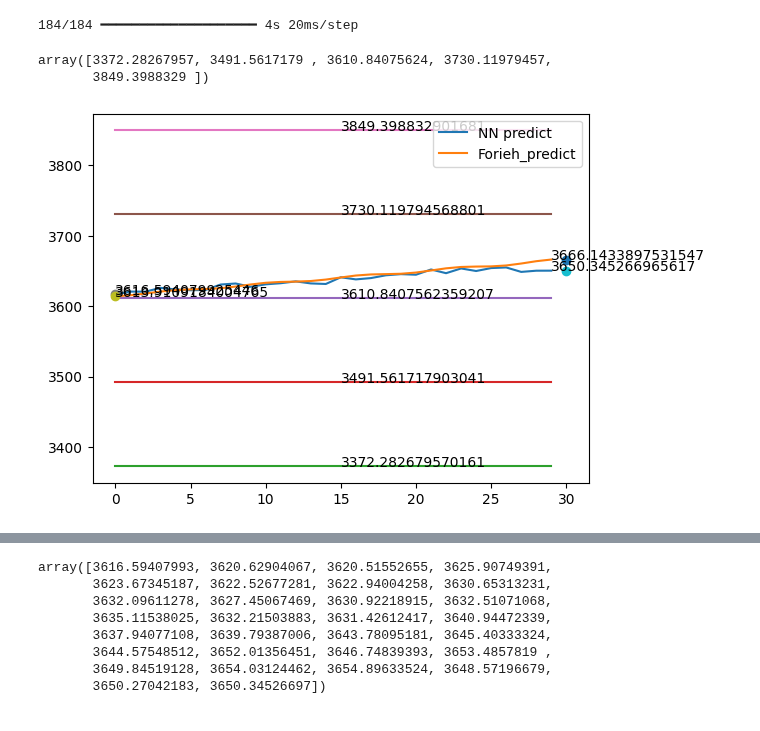
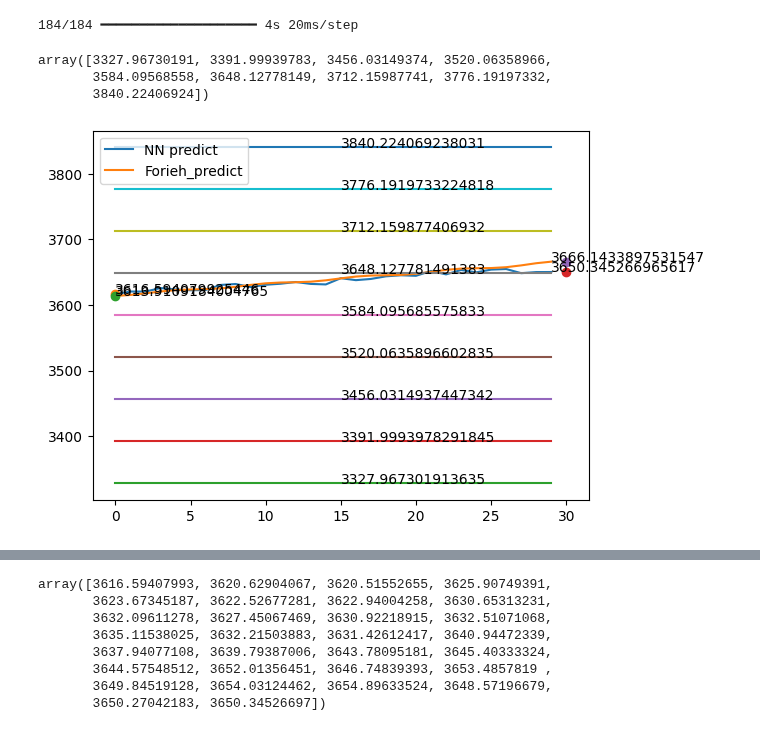
Before and after one commit to bahram3000/IBM_Jupyter_exam, a Jupyter notebook: Gold_models_predict.ipynb, the cells around one changed output, grey strips where cells are left out. Drawn from its saved outputs; the diff is of its cells as text; code cells hidden in the pictures.

```diff
--- a/Gold_models_predict.ipynb
+++ b/Gold_models_predict.ipynb
@@ -19,7 +19,7 @@ closes=gold_df.loc[:,"Close"].values[:,0]
 # %%
 ret=exp_change(closes)
 # %%
-mfc=most_frequency_cenarios(closes,10,ngreater=0.9,ncenarios=200,lcenarios=30)
+mfc=most_frequency_cenarios(closes,20,ngreater=0.9,ncenarios=200,lcenarios=30)
 # %%
 preve_len=372
 # %%
@@ -98,31 +98,40 @@ base_forieh=base_cenarios_by_given_future_dt(forieh_ret_predict,l_cenarios=30,ba
 # %%
 mfc
 # %% [output]
-array([3372.28267957, 3491.5617179 , 3610.84075624, 3730.11979457,
-       3849.3988329 ])
+array([3327.96730191, 3391.99939783, 3456.03149374, 3520.06358966,
+       3584.09568558, 3648.12778149, 3712.15987741, 3776.19197332,
+       3840.22406924])
 # %%
 plt.plot(base_nn)
 plt.plot(base_forieh)
 plt.plot([mfc[0]]*30)
 plt.plot([mfc[1]]*30)
 plt.plot([mfc[2]]*30)
 plt.plot([mfc[3]]*30)
 plt.plot([mfc[4]]*30)
+plt.plot([mfc[5]]*30)
+plt.plot([mfc[6]]*30)
+plt.plot([mfc[7]]*30)
+plt.plot([mfc[8]]*30)
 plt.text(x=15,y=mfc[0],s=f'{mfc[0]}')
 plt.text(x=15,y=mfc[1],s=f'{mfc[1]}')
 plt.text(x=15,y=mfc[2],s=f'{mfc[2]}')
 plt.text(x=15,y=mfc[3],s=f'{mfc[3]}')
 plt.text(x=15,y=mfc[4],s=f'{mfc[4]}')
+plt.text(x=15,y=mfc[5],s=f'{mfc[5]}')
+plt.text(x=15,y=mfc[6],s=f'{mfc[6]}')
+plt.text(x=15,y=mfc[7],s=f'{mfc[7]}')
+plt.text(x=15,y=mfc[8],s=f'{mfc[8]}')
 plt.legend(['NN predict','Forieh_predict'])
 plt.plot([0],[base_nn[0]],'o')
 plt.text(x=0,y=base_nn[0],s=f'{base_nn[0]}')
 plt.plot([0],[base_forieh[0]],'o')
 plt.text(x=0,y=bace_forieh[0],s=f'{base_forieh[0]}')
 plt.plot([30],[base_nn[-1]],'o')
 plt.text(x=29,y=base_nn[-1],s=f'{base_nn[-1]}')
 plt.plot([30],[base_forieh[-1]],'o')
 plt.text(x=29,y=bace_forieh[-1],s=f'{base_forieh[-1]}')
 
 plt.show()
 # %% [output]
-[figure, old version]
+[figure, new version]
```
Also changed, not shown: parts of 1 cell of this notebook.
